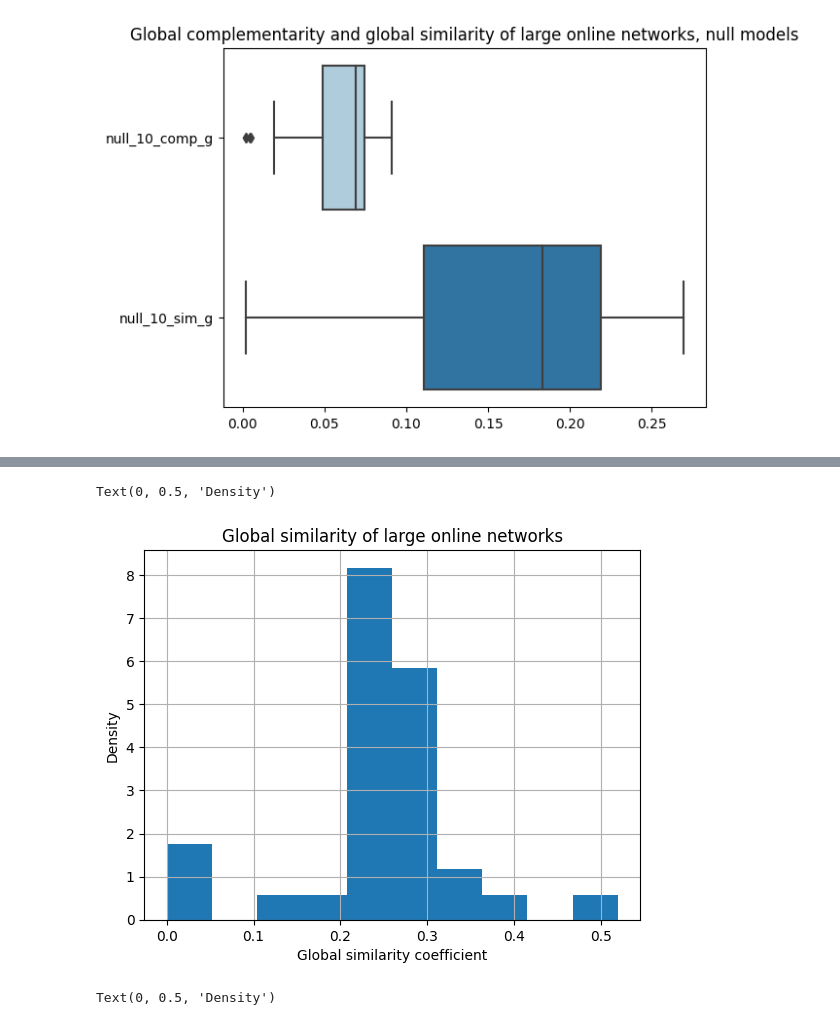
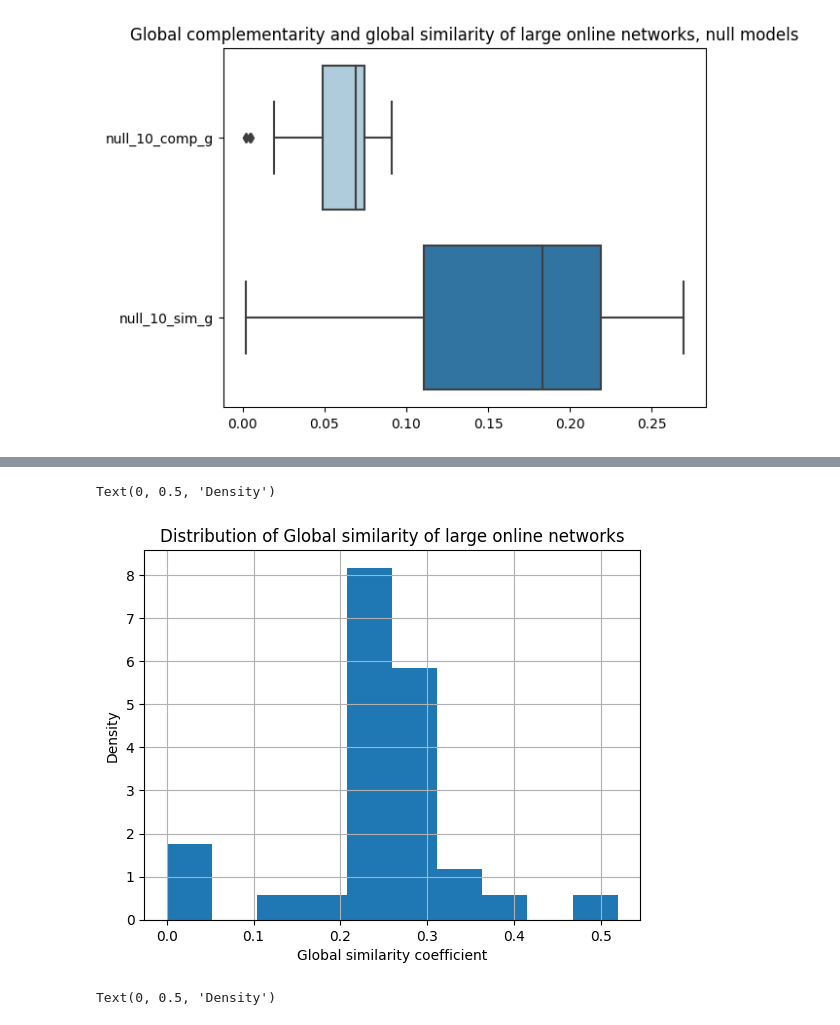
Before and after one commit to alenfrey/uzh-network-science-project, a Jupyter notebook: code/visualise_results_large_online.ipynb, the cells around one changed output, grey strips where cells are left out. Drawn from its saved outputs; the diff is of its cells as text; code cells hidden in the pictures.

```diff
--- a/code/visualise_results_large_online.ipynb
+++ b/code/visualise_results_large_online.ipynb
@@ -215,11 +93,11 @@ Index(['_', 'idx', 'dataset', 'name', 'n_nodes', 'frac_total', 'density',
 # %%
 df["data_sim_g"].hist(density=True, bins=10)
-plt.title("Global similarity of large online networks")
+plt.title("Distribution of Global similarity of large online networks")
 plt.xlabel("Global similarity coefficient")
 plt.ylabel("Density")
 # %% [output]
 Text(0, 0.5, 'Density')
-[figure, old version]
+[figure, new version]
 # %%
 df["data_comp_g"].hist(density=True, bins=10)
 plt.title("Global complementarity of large online networks")
```
Also changed, not shown: parts of 21 cells of this notebook, 11 other files.
